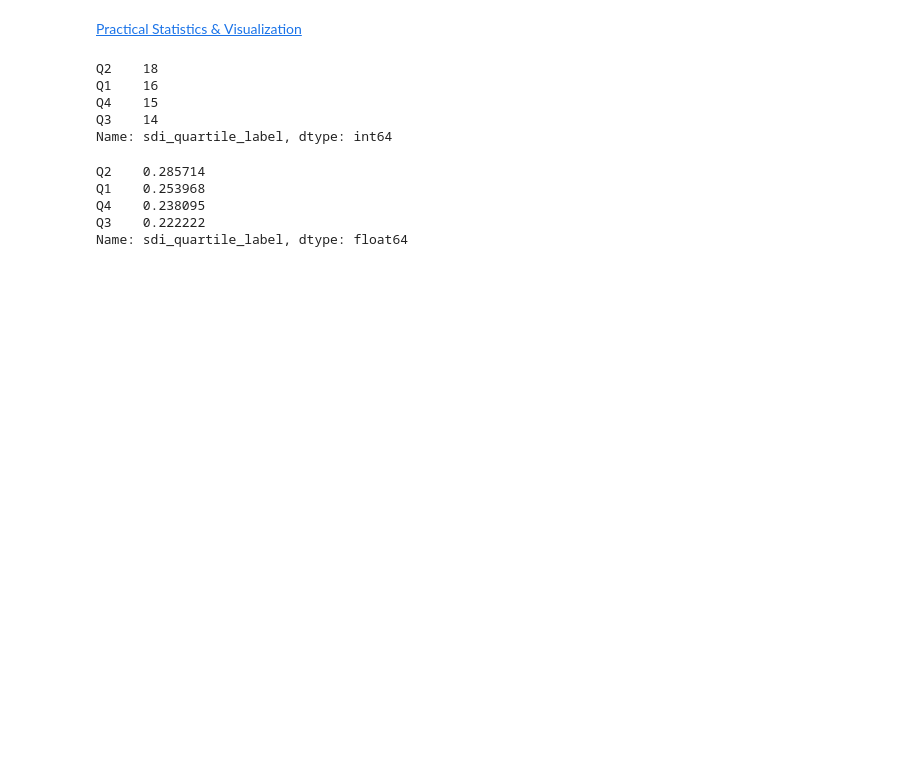
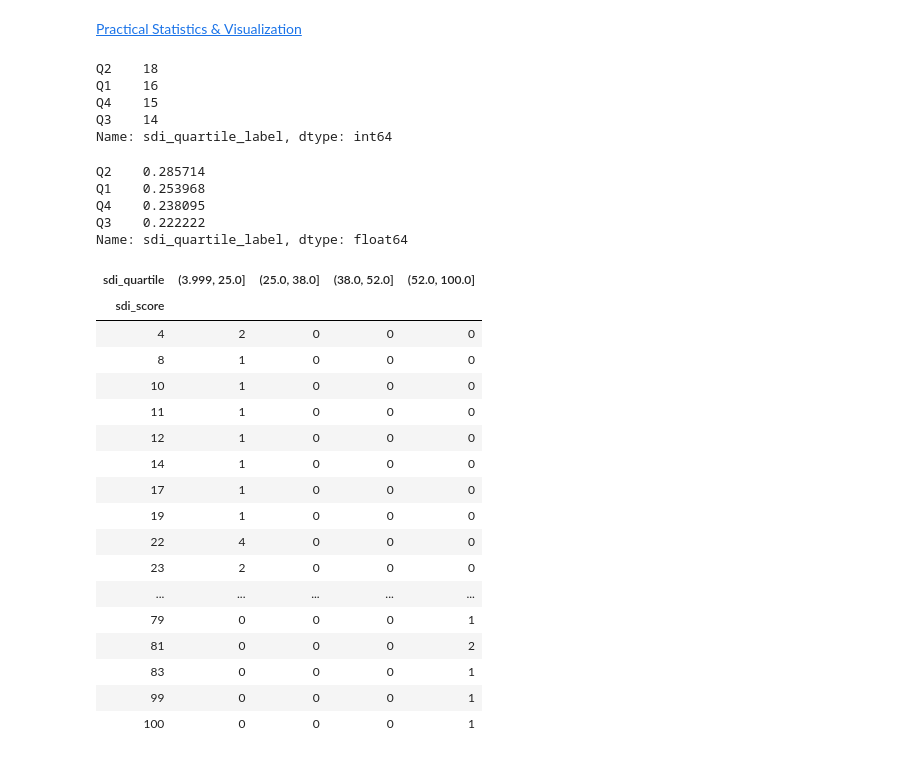
Before and after one commit to smruthiramesh/MIT_COVID-19_Datathon, a Jupyter notebook: SDI.ipynb, the cells around one changed output. Drawn from its saved outputs; the diff is of its cells as text; code cells hidden in the pictures; blank space fills up the shorter version.

```diff
--- a/SDI.ipynb
+++ b/SDI.ipynb
@@ -21,5 +21,3 @@ import seaborn as sns
 import statistics as stat
 # %% [markdown]
 **Importing county data with social deprivation index (SDI) from [Robert Graham Center](https://www.graham-center.org/rgc/maps-data-tools/sdi/social-deprivation-index.html)**
-# %%
-sdi = pd.read_csv("./raw_data/ACS2015_countyallvars.csv")
@@ -208,3 +208,26 @@ Q1    0.253968
 Q4    0.238095
 Q3    0.222222
 Name: sdi_quartile_label, dtype: float64
+# %%
+#making sure scores don't overlap between categories
+x = pd.crosstab(sdi_ny.sdi_score, sdi_ny.sdi_quartile)
+x
+# %% [output]
+| sdi_quartile | (3.999, 25.0] | (25.0, 38.0] | (38.0, 52.0] | (52.0, 100.0] |
+| sdi_score |  |  |  |  |
+| 4 | 2 | 0 | 0 | 0 |
+| 8 | 1 | 0 | 0 | 0 |
+| 10 | 1 | 0 | 0 | 0 |
+| 11 | 1 | 0 | 0 | 0 |
+| 12 | 1 | 0 | 0 | 0 |
+| 14 | 1 | 0 | 0 | 0 |
+| 17 | 1 | 0 | 0 | 0 |
+| 19 | 1 | 0 | 0 | 0 |
+| 22 | 4 | 0 | 0 | 0 |
+| 23 | 2 | 0 | 0 | 0 |
+| ... | ... | ... | ... | ... |
+| 79 | 0 | 0 | 0 | 1 |
+| 81 | 0 | 0 | 0 | 2 |
+| 83 | 0 | 0 | 0 | 1 |
+| 99 | 0 | 0 | 0 | 1 |
+| 100 | 0 | 0 | 0 | 1 |
```
Also changed, not shown: parts of 3 cells of this notebook.
